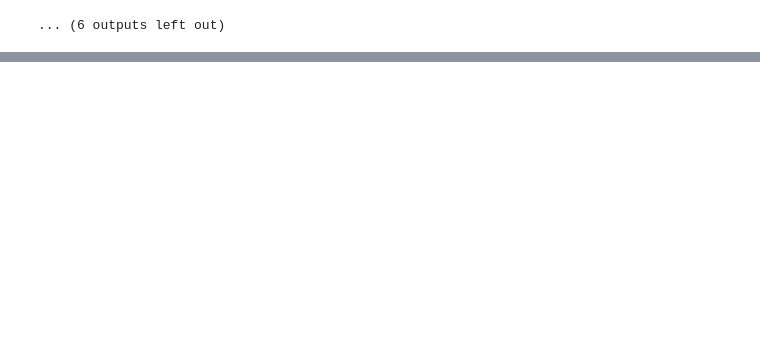
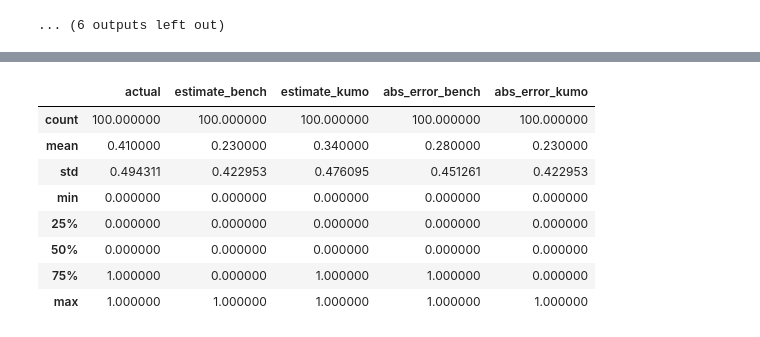
Before and after one commit to martin-merener/graph_ML_and_deep_learning_on_RDBs, a Jupyter notebook: kumoRFM_on_brazilian_ecommerce_RDB.ipynb, the cells around one changed output, grey strips where cells are left out. Saved outputs shown, nothing was run; the diff lists cells and outputs as text; code cells hidden in the pictures; blank space fills up the shorter version.

Commit message:
tested KumoRFM for regression and classification with a Kaggle RDB

```diff
--- a/kumoRFM_on_brazilian_ecommerce_RDB.ipynb
+++ b/kumoRFM_on_brazilian_ecommerce_RDB.ipynb
@@ -419,0 +182,2 @@ graph = rfm.LocalGraph(tables=[order_items2, customers2, sellers2, products2, ca
+# %%
+categories = rfm.LocalTable(categories_df, name="categories", primary_key="category_id")
@@ -419,0 +186,2 @@ graph = rfm.LocalGraph(tables=[order_items2, customers2, sellers2, products2, ca
+# %%
+graph = rfm.LocalGraph(tables=[orders, order_items, reviews, sellers, products, categories])
@@ -437,0 +227,3 @@ model = rfm.KumoRFM(graph, verbose=False)
+# %%
+data_for_bench = order_items_df[['create_date','seller_id', 'category_id', 'price']].copy()
+data_for_bench.head(3)
@@ -490,26 +399,33 @@ print(np.sqrt(np.mean([x**2 for x in kumo_errors])))
 # %%
+
+seller_ids =  list(set(sellers_df.seller_id))
+
 bench_errors = []
 kumo_errors = []
 
-for i in range(100):
+for i in range(2):
 
     rnd_dt = test_period_start + pd.to_timedelta(np.random.rand() * (test_period_ends - test_period_start))
-    seller_ids =  list(set(sellers.seller_id))
-    seller = random.choice(seller_ids)
-    p = 6
-    days = 60
+    seller_ids_samp =  tuple(random.sample(seller_ids,100))
+    p = 12
+    days = 30
 
-    output = classification_bench(all_data, seller, rnd_dt, days, p)
+    #output = regression_bench(data_for_bench, category, rnd_dt, days, p)
+    output = classification_bench_multi(data_for_bench, seller_ids_samp, rnd_dt, days, p)
 
-    query = f"""PREDICT sum(order_items2.price, 0, {days}, days)>0 FOR sellers2.seller_id = '{seller}' """
+    query = f"""PREDICT sum(order_items.price, 0, {days}, days)>0 FOR sellers.seller_id in {seller_ids_samp} """
     kumo_pred = model.predict(query, anchor_time=rnd_dt, verbose=False, num_hops=6)
 
-    actual = output['actual']
-    estimate_bench = 1*(output['estimate']>0)
-    estimate_kumo = 1*(kumo_pred['True_PROB'].values[0]>0)
+    output.rename(columns = {'seller_id': 'ENTITY', 'estimate':'estimate_bench'}, inplace=True)
+    kumo_pred.rename(columns = {'True_PROB':'estimate_kumo'}, inplace=True)
+    actuals_and_estimates = output.merge(kumo_pred[['ENTITY', 'estimate_kumo']])
+    actuals_and_estimates['estimate_bench'] = np.round(actuals_and_estimates['estimate_bench'])
+    actuals_and_estimates['estimate_kumo'] = np.round(actuals_and_estimates['estimate_kumo'])
+    actuals_and_estimates['abs_error_bench'] = abs(actuals_and_estimates['actual'] - actuals_and_estimates['estimate_bench'])
+    actuals_and_estimates['abs_error_kumo'] = abs(actuals_and_estimates['actual'] - actuals_and_estimates['estimate_kumo'])
 
-    bench_errors.append(abs(actual - estimate_bench))
-    kumo_errors.append(abs(actual - estimate_kumo))
+    bench_errors.extend(list(actuals_and_estimates.abs_error_bench))
+    kumo_errors.extend(list(actuals_and_estimates.abs_error_kumo))
 
     if i % 10 == 0:
         print(i)
@@ -532,0 +444,12 @@ print(np.mean(kumo_errors))
+# %%
+actuals_and_estimates.describe()
+# %% [output]
+|  | actual | estimate_bench | estimate_kumo | abs_error_bench | abs_error_kumo |
+| count | 100.000000 | 100.000000 | 100.000000 | 100.000000 | 100.000000 |
+| mean | 0.410000 | 0.230000 | 0.340000 | 0.280000 | 0.230000 |
+| std | 0.494311 | 0.422953 | 0.476095 | 0.451261 | 0.422953 |
+| min | 0.000000 | 0.000000 | 0.000000 | 0.000000 | 0.000000 |
+| 25% | 0.000000 | 0.000000 | 0.000000 | 0.000000 | 0.000000 |
+| 50% | 0.000000 | 0.000000 | 0.000000 | 0.000000 | 0.000000 |
+| 75% | 1.000000 | 0.000000 | 1.000000 | 1.000000 | 0.000000 |
+| max | 1.000000 | 1.000000 | 1.000000 | 1.000000 | 1.000000 |
```
Also changed, not shown: parts of 56 cells of this notebook.
